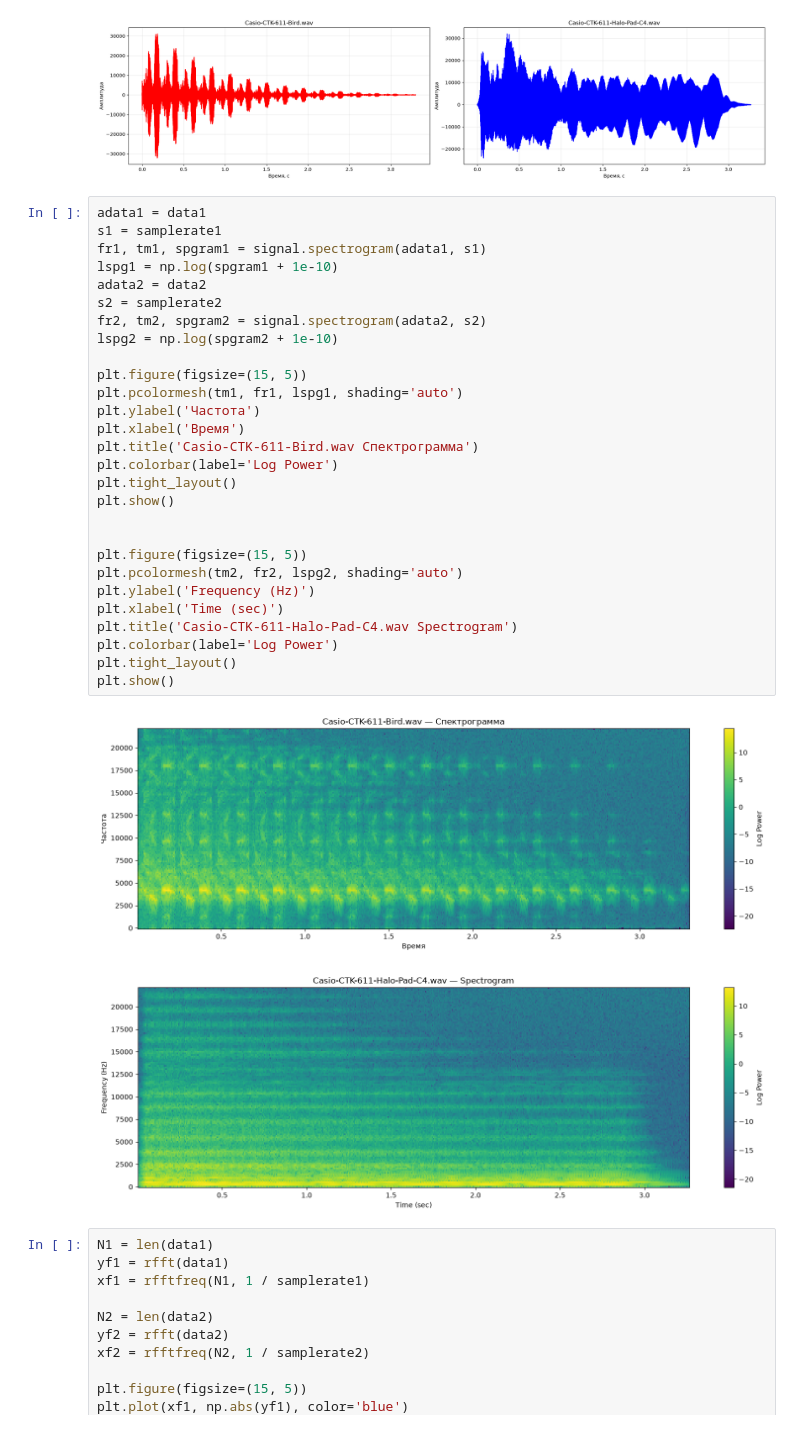
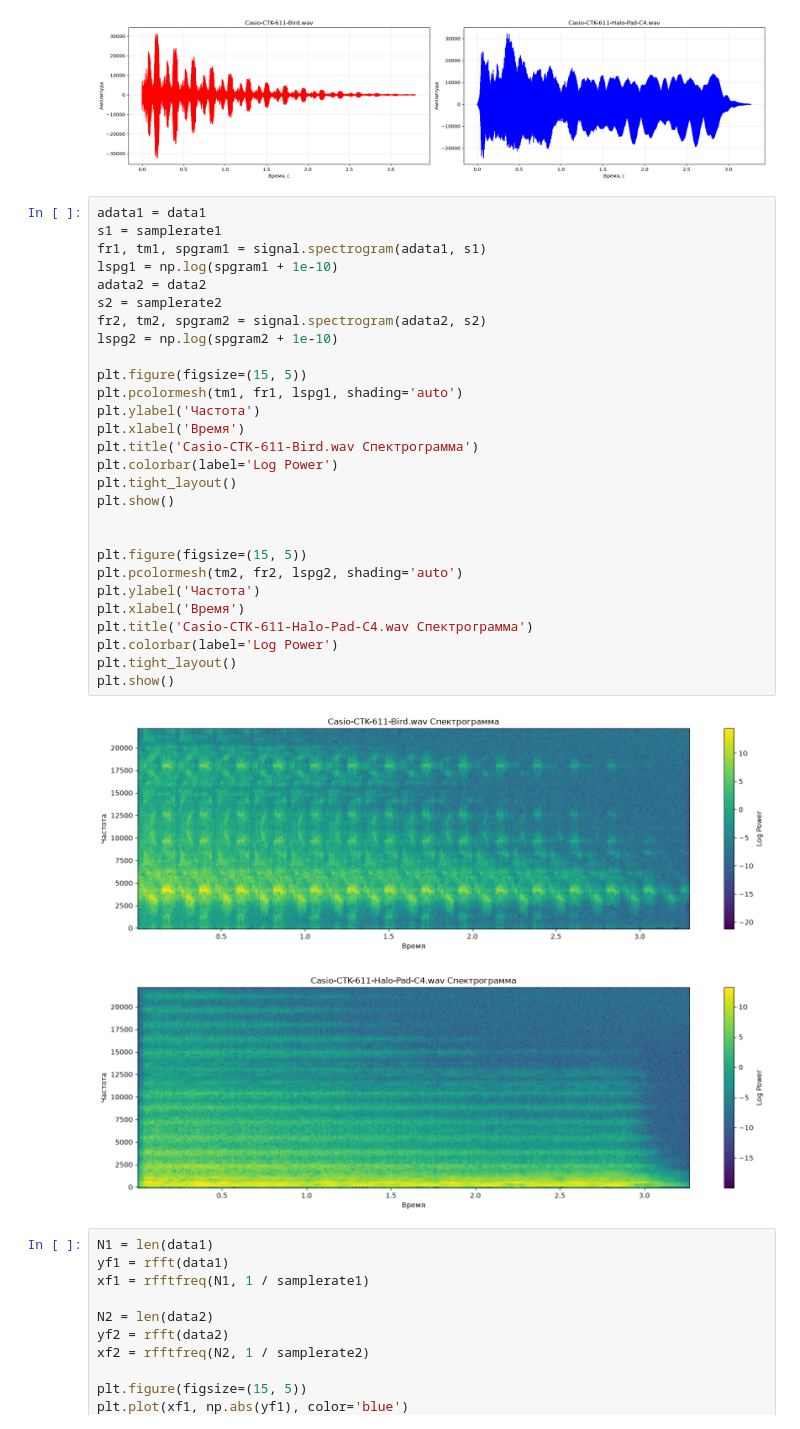
Before and after one commit to Krapa-d/signals-ai, a Jupyter notebook: practice_10/practice_10.ipynb, the cells around one changed output. Cells and saved outputs as stored; diff of their text form.

```diff
--- a/practice_10/practice_10.ipynb
+++ b/practice_10/practice_10.ipynb
@@ -74,34 +74,34 @@ plt.show()
 # %%
 adata1 = data1
 s1 = samplerate1
 fr1, tm1, spgram1 = signal.spectrogram(adata1, s1)
 lspg1 = np.log(spgram1 + 1e-10)
 adata2 = data2
 s2 = samplerate2
 fr2, tm2, spgram2 = signal.spectrogram(adata2, s2)
 lspg2 = np.log(spgram2 + 1e-10)
 
 plt.figure(figsize=(15, 5))
 plt.pcolormesh(tm1, fr1, lspg1, shading='auto')
 plt.ylabel('Частота')
 plt.xlabel('Время')
 plt.title('Casio-CTK-611-Bird.wav Спектрограмма')
 plt.colorbar(label='Log Power')
 plt.tight_layout()
 plt.show()
 
 
 plt.figure(figsize=(15, 5))
 plt.pcolormesh(tm2, fr2, lspg2, shading='auto')
-plt.ylabel('Frequency (Hz)')
-plt.xlabel('Time (sec)')
-plt.title('Casio-CTK-611-Halo-Pad-C4.wav Spectrogram')
+plt.ylabel('Частота')
+plt.xlabel('Время')
+plt.title('Casio-CTK-611-Halo-Pad-C4.wav Спектрограмма')
 plt.colorbar(label='Log Power')
 plt.tight_layout()
 plt.show()
 # %% [output]
-[figure, old version]
+[figure, new version]
-[figure, old version]
+[figure, new version]
 # %%
 N1 = len(data1)
 yf1 = rfft(data1)
```
Also changed, not shown: parts of 1 cell of this notebook, 34 other files.
